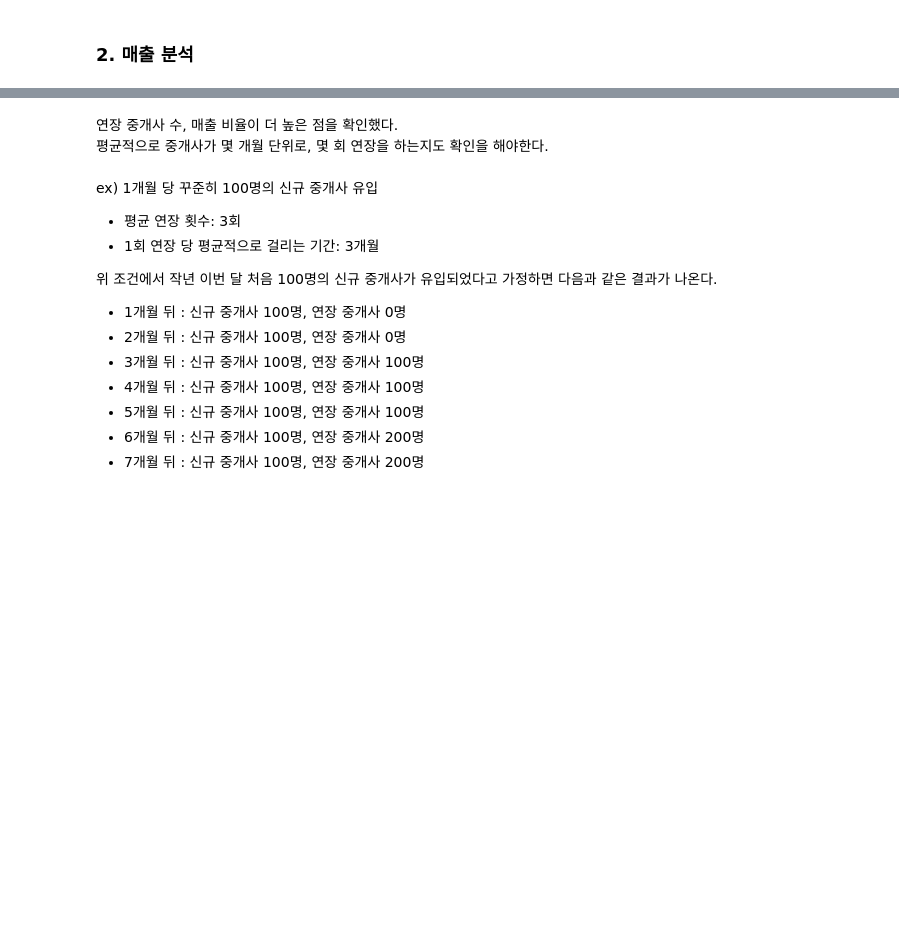
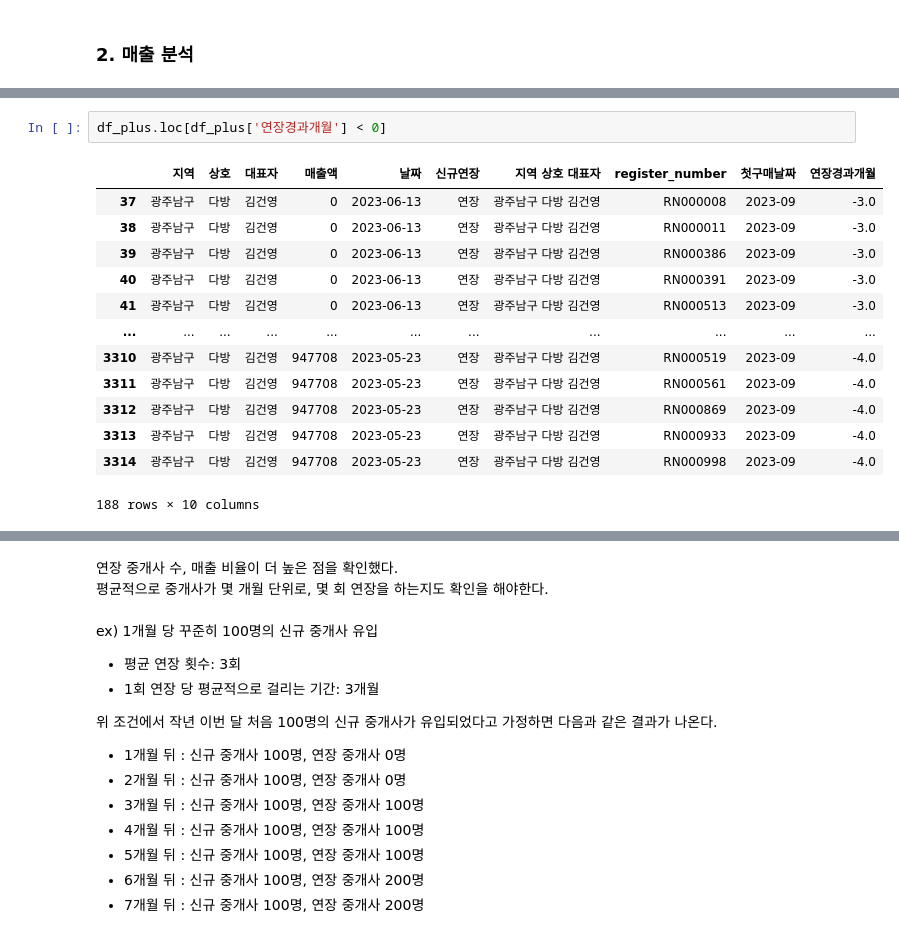
Before and after one commit to kunyoungkim/portfolio, a Jupyter notebook: event_taxonomy/sales_analysis.ipynb, the cells around one changed output, grey strips where cells are left out. Saved outputs shown, nothing was run; the diff lists cells and outputs as text; blank space fills up the shorter version.

```diff
--- a/event_taxonomy/sales_analysis.ipynb
+++ b/event_taxonomy/sales_analysis.ipynb
@@ -418,0 +427,16 @@ df = df_merge_first_purchase.drop('최초구매날짜', axis=1)
+# %%
+df_plus.loc[df_plus['연장경과개월'] < 0]
+# %% [output]
+|  | 지역 | 상호 | 대표자 | 매출액 | 날짜 | 신규연장 | 지역 상호 대표자 | register_number | 첫구매날짜 | 연장경과개월 |
+| 37 | 광주남구 | 다방 | 김건영 | 0 | 2023-06-13 | 연장 | 광주남구 다방 김건영 | RN000008 | 2023-09 | -3.0 |
+| 38 | 광주남구 | 다방 | 김건영 | 0 | 2023-06-13 | 연장 | 광주남구 다방 김건영 | RN000011 | 2023-09 | -3.0 |
+| 39 | 광주남구 | 다방 | 김건영 | 0 | 2023-06-13 | 연장 | 광주남구 다방 김건영 | RN000386 | 2023-09 | -3.0 |
+| 40 | 광주남구 | 다방 | 김건영 | 0 | 2023-06-13 | 연장 | 광주남구 다방 김건영 | RN000391 | 2023-09 | -3.0 |
+| 41 | 광주남구 | 다방 | 김건영 | 0 | 2023-06-13 | 연장 | 광주남구 다방 김건영 | RN000513 | 2023-09 | -3.0 |
+| ... | ... | ... | ... | ... | ... | ... | ... | ... | ... | ... |
+| 3310 | 광주남구 | 다방 | 김건영 | 947708 | 2023-05-23 | 연장 | 광주남구 다방 김건영 | RN000519 | 2023-09 | -4.0 |
+| 3311 | 광주남구 | 다방 | 김건영 | 947708 | 2023-05-23 | 연장 | 광주남구 다방 김건영 | RN000561 | 2023-09 | -4.0 |
+| 3312 | 광주남구 | 다방 | 김건영 | 947708 | 2023-05-23 | 연장 | 광주남구 다방 김건영 | RN000869 | 2023-09 | -4.0 |
+| 3313 | 광주남구 | 다방 | 김건영 | 947708 | 2023-05-23 | 연장 | 광주남구 다방 김건영 | RN000933 | 2023-09 | -4.0 |
+| 3314 | 광주남구 | 다방 | 김건영 | 947708 | 2023-05-23 | 연장 | 광주남구 다방 김건영 | RN000998 | 2023-09 | -4.0 |
+188 rows × 10 columns
```
Also changed, not shown: parts of 33 cells of this notebook.
